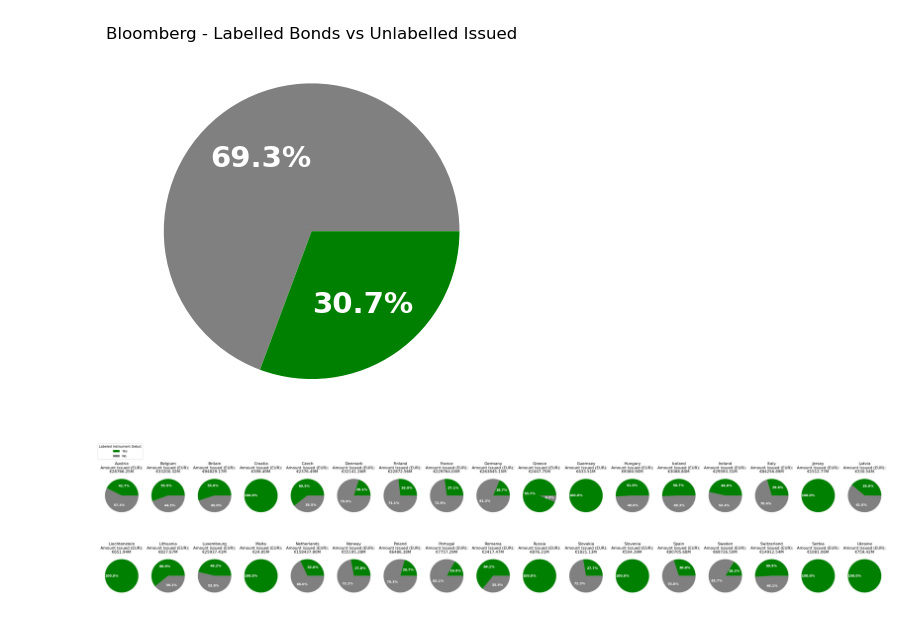
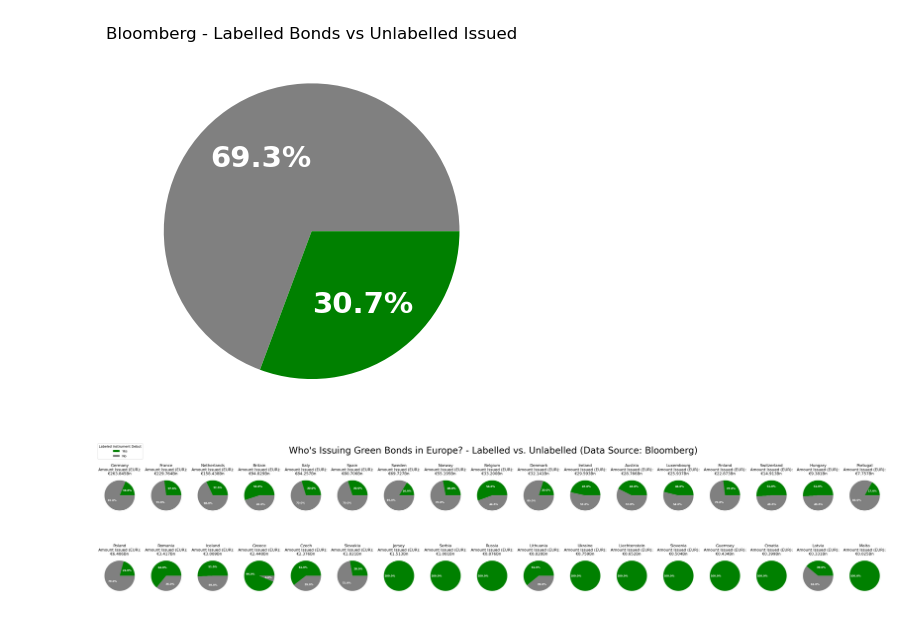
Before and after one commit to pavobravo11/Data501_Project, a Jupyter notebook: Bonds/bonds.ipynb, the cells around one changed output. Drawn from its saved outputs; the diff is of its cells as text; code cells hidden in the pictures.

Commit message:
Changed the figure a little more! Think this version is good to append into the actual model

```diff
--- a/Bonds/bonds.ipynb
+++ b/Bonds/bonds.ipynb
@@ -66,31 +66,55 @@ plt.show()
 # %%
 # Now the same thing but seperate the labelled bonds from the unlabelled ones using the Labeled instrument debut
 country_bonds_labelled = eur_bonds.groupby(["Country/Region (Full Name)", "Labeled Instrument Debut"], as_index=False)[['Amt Issued (EUR)']].sum()
+# %%
+# Split into two and then join them (Pivot the data)
+columns = ['Country/Region (Full Name)', 'Amt Issued (EUR)']
+country_bonds_labelled_Y = country_bonds_labelled[country_bonds_labelled['Labeled Instrument Debut'] == "Y"][columns]
+country_bonds_labelled_N = country_bonds_labelled[country_bonds_labelled['Labeled Instrument Debut'] == "N"][columns]
+
+country_bonds = country_bonds_labelled_Y.merge(
+    country_bonds_labelled_N,
+    on = 'Country/Region (Full Name)',
+    suffixes=(' Yes', ' No'),
+    how='outer'
+)
+
+country_bonds.fillna(0, inplace=True)
+country_bonds.sort_values(by='Amt Issued (EUR) Yes', key=country_bonds['Amt Issued (EUR) No'].add, ascending=False, inplace=True)
+country_bonds.reset_index(drop=True, inplace=True)
 # %%
 plt.figure(figsize=(34, 8))
-countries = country_bonds_labelled['Country/Region (Full Name)'].unique()
 
-for i, country in enumerate(countries, start=1):
-    country_data = country_bonds_labelled[country_bonds_labelled['Country/Region (Full Name)'] == country]
+for i, row in country_bonds.iterrows():
+    country = row['Country/Region (Full Name)']
+    yes_amt = row['Amt Issued (EUR) Yes']
+    no_amt = row['Amt Issued (EUR) No']
+    total_amt_issued_billions = (yes_amt + no_amt) / 10**9
 
-    # Sort 'Labeled Instrument Debut' to ensure consistent color mapping
-    country_data = country_data.sort_values('Labeled Instrument Debut', ascending=False)
-    total_amt_issued_millions = country_data['Amt Issued (EUR)'].sum()/10**6
+    # Prepare data for pie chart
+    sizes = [yes_amt, no_amt]
+    labels = ['Yes', 'No']
+    colors = ['green', 'grey']
 
-    colors = ['green' if x == 'Y' else 'grey' for x in country_data['Labeled Instrument Debut']]
+    plt.subplot(2, 17, i+1)
 
-    plt.subplot(2, 17, i)
+    plt.pie(
+        sizes,
+        labels=labels,
+        colors=colors,
+        autopct=lambda p: '{:.1f}%'.format(round(p)) if p > 0 else '',
+        textprops={'color': 'white', 'weight': 'bold', 'fontsize': 8}
+    )
 
-    plt.pie(country_data['Amt Issued (EUR)'], labels=country_data['Labeled Instrument Debut'], colors=colors, autopct='%1.1f%%', textprops={'color': 'white', 'weight': 'bold', 'fontsize': 10})
-    plt.title(f'{country.title()}\nAmount Issued (EUR):\n€{total_amt_issued_millions:.2f}M')
+    plt.title(f'{country.title()}\nAmount Issued (EUR):\n€{total_amt_issued_billions:.3f}Bn')
 
 plt.tight_layout()
+plt.suptitle("Who's Issuing Green Bonds in Europe? - Labelled vs. Unlabelled (Data Source: Bloomberg)", fontsize = 28)
 
 # Adding a legend for the colors
-legend_elements = [Patch(facecolor='green', label='Yes'),
-                   Patch(facecolor='grey', label='No')]
+legend_elements = [Patch(facecolor='green', label='Yes'), Patch(facecolor='grey', label='No')]
 plt.figlegend(handles=legend_elements, loc='upper left', title="Labeled Instrument Debut")
 
 plt.show()
 # %% [output]
-[figure, old version]
+[figure, new version]
```
